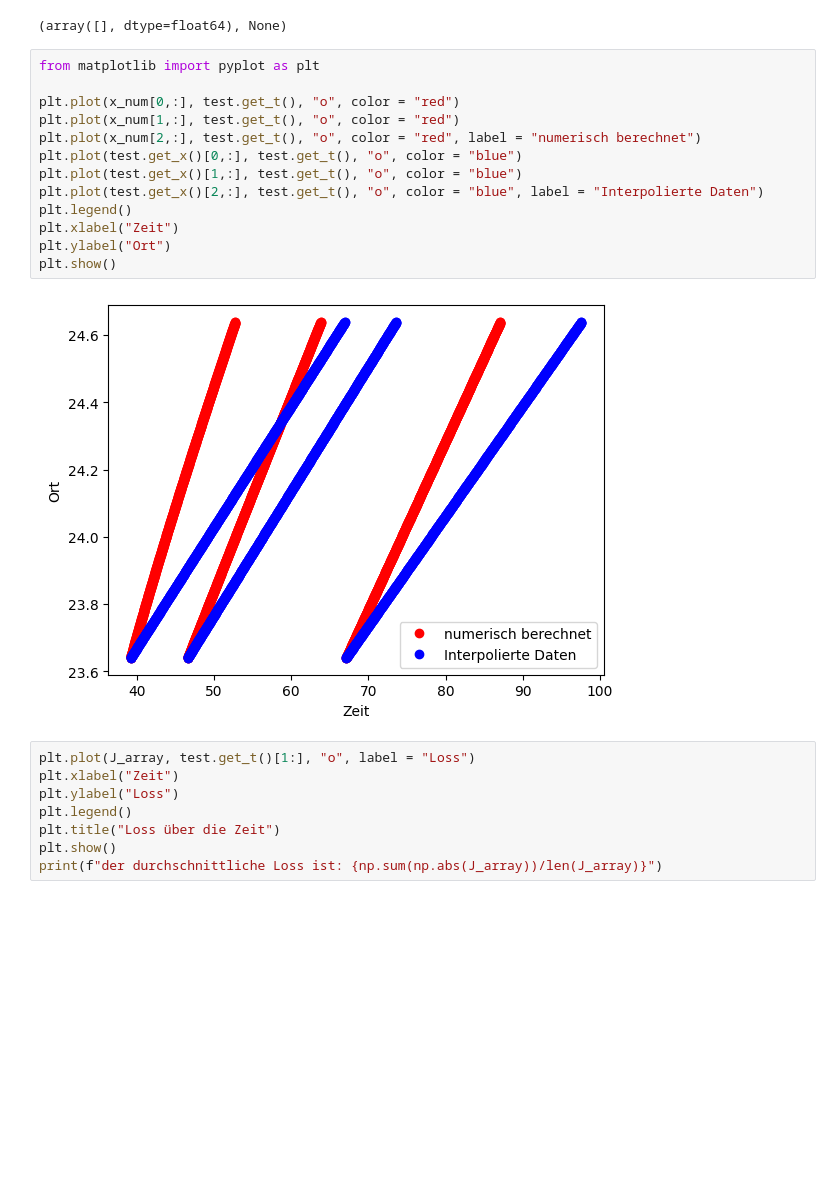
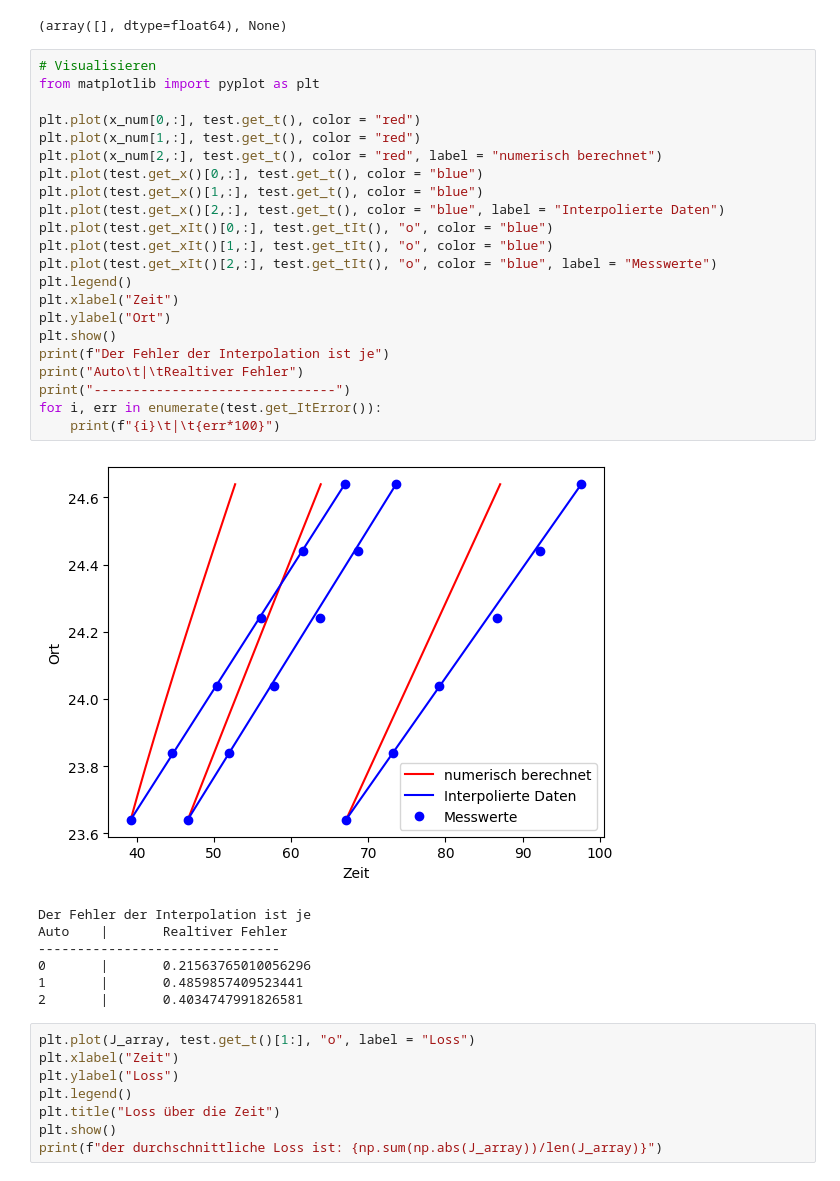
Before and after one commit to TimLockstedt/Opt1, a Jupyter notebook: A2_Tim.ipynb, the cells around one changed output. Saved outputs shown, nothing was run; the diff lists cells and outputs as text; blank space fills up the shorter version.

Commit message:
Probe ob lineare Interpolation Sinn ergibt

```diff
--- a/A2_Tim.ipynb
+++ b/A2_Tim.ipynb
@@ -769,20 +769,35 @@ test.getCurrentCoords() # Test, ob alle Daten abgegangen wurden
 [0.00215638 0.00485986 0.00403475]
 (array([], dtype=float64), None)
 # %%
+# Visualisieren
 from matplotlib import pyplot as plt
 
-plt.plot(x_num[0,:], test.get_t(), "o", color = "red")
-plt.plot(x_num[1,:], test.get_t(), "o", color = "red")
-plt.plot(x_num[2,:], test.get_t(), "o", color = "red", label = "numerisch berechnet")
-plt.plot(test.get_x()[0,:], test.get_t(), "o", color = "blue")
-plt.plot(test.get_x()[1,:], test.get_t(), "o", color = "blue")
-plt.plot(test.get_x()[2,:], test.get_t(), "o", color = "blue", label = "Interpolierte Daten")
+plt.plot(x_num[0,:], test.get_t(), color = "red")
+plt.plot(x_num[1,:], test.get_t(), color = "red")
+plt.plot(x_num[2,:], test.get_t(), color = "red", label = "numerisch berechnet")
+plt.plot(test.get_x()[0,:], test.get_t(), color = "blue")
+plt.plot(test.get_x()[1,:], test.get_t(), color = "blue")
+plt.plot(test.get_x()[2,:], test.get_t(), color = "blue", label = "Interpolierte Daten")
+plt.plot(test.get_xIt()[0,:], test.get_tIt(), "o", color = "blue")
+plt.plot(test.get_xIt()[1,:], test.get_tIt(), "o", color = "blue")
+plt.plot(test.get_xIt()[2,:], test.get_tIt(), "o", color = "blue", label = "Messwerte")
 plt.legend()
 plt.xlabel("Zeit")
 plt.ylabel("Ort")
 plt.show()
+print(f"Der Fehler der Interpolation ist je")
+print("Auto\t|\tRealtiver Fehler")
+print("-------------------------------")
+for i, err in enumerate(test.get_ItError()):
+    print(f"{i}\t|\t{err*100}")
 # %% [output]
-[figure, old version]
+[figure, new version]
+Der Fehler der Interpolation ist je
+Auto    |       Realtiver Fehler
+-------------------------------
+0       |       0.21563765010056296
+1       |       0.4859857409523441
+2       |       0.4034747991826581
 # %%
 plt.plot(J_array, test.get_t()[1:], "o", label = "Loss")
 plt.xlabel("Zeit")
```
Also changed, not shown: parts of 1 cell of this notebook, 2 other files.
